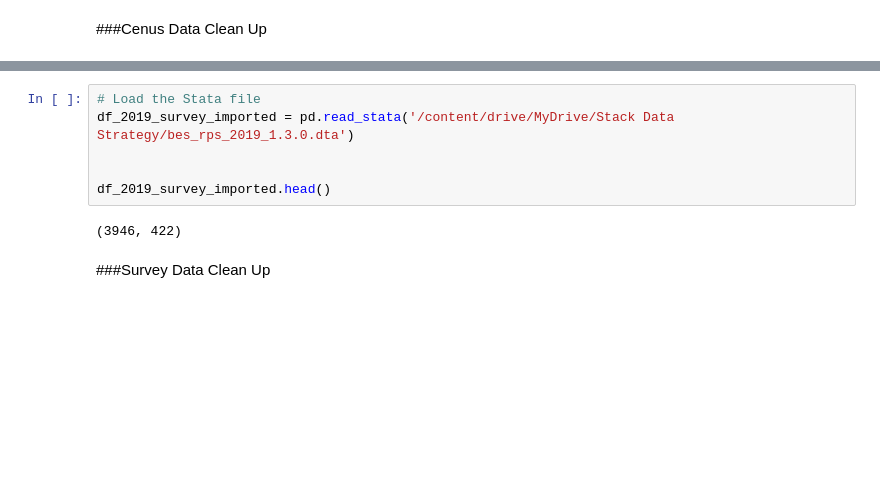
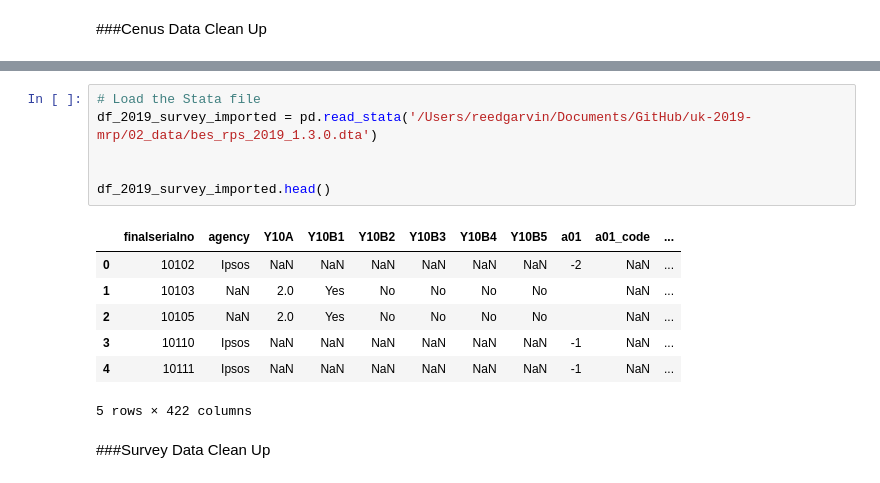
Before and after one commit to skier921/uk-2019-mrp, a Jupyter notebook: 01_code/Reed_Garvin_Data_Scientist_exercise_STACK_DATA_Strategy.ipynb, the cells around one changed output, grey strips where cells are left out. Drawn from its saved outputs; the diff is of its cells as text; blank space fills up the shorter version.

Commit message:
Run of Model on local machine
added paths to data

```diff
--- a/01_code/Reed_Garvin_Data_Scientist_exercise_STACK_DATA_Strategy.ipynb
+++ b/01_code/Reed_Garvin_Data_Scientist_exercise_STACK_DATA_Strategy.ipynb
@@ -102,12 +100,18 @@ df.head()
 | 20 | E14000530 | 2 | 3 | 1 | 1384 | 1 |
 # %%
 # Load the Stata file
-df_2019_survey_imported = pd.read_stata('/content/drive/MyDrive/Stack Data Strategy/bes_rps_2019_1.3.0.dta')
+df_2019_survey_imported = pd.read_stata('/Users/reedgarvin/Documents/GitHub/uk-2019-mrp/02_data/bes_rps_2019_1.3.0.dta')
 
 
 df_2019_survey_imported.head()
 # %% [output]
+|  | finalserialno | agency | Y10A | Y10B1 | Y10B2 | Y10B3 | Y10B4 | Y10B5 | a01 | a01_code | ... |
+| 0 | 10102 | Ipsos | NaN | NaN | NaN | NaN | NaN | NaN | -2 | NaN | ... |
+| 1 | 10103 | NaN | 2.0 | Yes | No | No | No | No |  | NaN | ... |
+| 2 | 10105 | NaN | 2.0 | Yes | No | No | No | No |  | NaN | ... |
+| 3 | 10110 | Ipsos | NaN | NaN | NaN | NaN | NaN | NaN | -1 | NaN | ... |
+| 4 | 10111 | Ipsos | NaN | NaN | NaN | NaN | NaN | NaN | -1 | NaN | ... |
-(3946, 422)
+5 rows × 422 columns
 # %% [markdown]
 ###Survey Data Clean Up
 # %%
```
Also changed, not shown: parts of 14 cells of this notebook, 10 other files.
